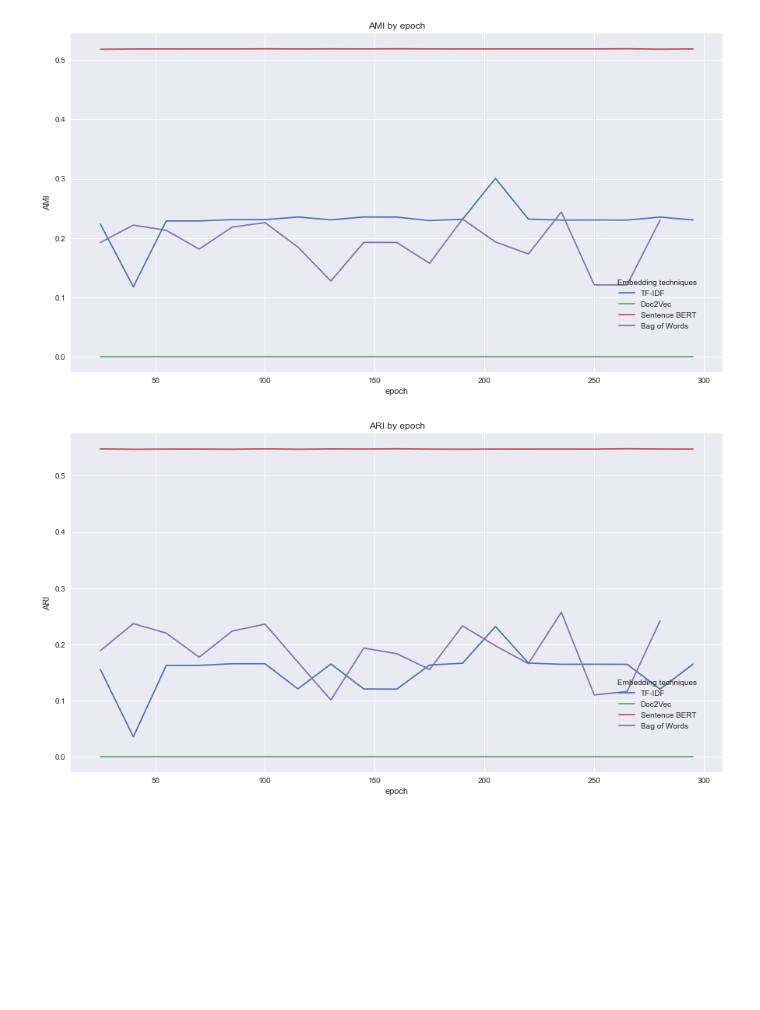
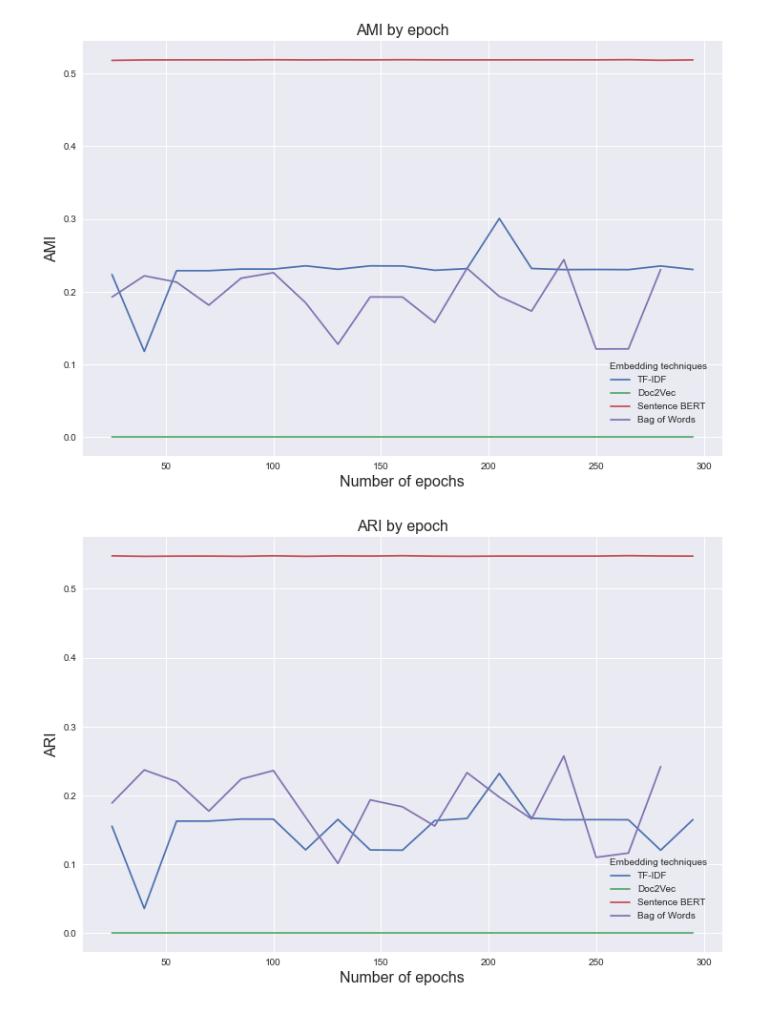
Before and after one commit to manmeetkaurbaxi/Analyzing-Clustering-Algorithms-for-Topic-Modelling, a Jupyter notebook: code/plots.ipynb, the cells around one changed output. Cells and saved outputs as stored; diff of their text form; code cells hidden in the pictures; blank space fills up the shorter version.

Commit message:
update plots

```diff
--- a/code/plots.ipynb
+++ b/code/plots.ipynb
@@ -17,19 +17,23 @@ bow_mean_perf['feature-ext'] = 'Bag of Words'
 # %%
 mean_perf = pd.concat([tfidf_mean_perf, doc2vec_mean_perf, sbert_mean_perf, bow_mean_perf], ignore_index=True)
 # %%
-plt.figure(figsize=(15,8))
+plt.figure(figsize=(12,8))
 fig = sns.lineplot(data=mean_perf, x='epoch', y='AMI', hue='feature-ext', ci=0.90)
-plt.legend(bbox_to_anchor=(0.9, 0.20), loc='center', title='Embedding techniques', borderaxespad=0)
-plt.title('AMI by epoch')
+plt.legend(bbox_to_anchor=(0.9, 0.15), loc='center', title='Embedding techniques', borderaxespad=0)
+plt.title('AMI by epoch', fontsize=16)
+plt.xlabel('Number of epochs', fontsize=16)
+plt.ylabel('AMI', fontsize=16)
 plt.savefig('../results/Finding optimal epochs/plots/AMI by epoch.pdf', dpi=300, bbox_inches='tight')
 # %% [output]
-[figure, old version]
+[figure, new version]
 # %%
-plt.figure(figsize=(15,8))
+plt.figure(figsize=(12,8))
 fig = sns.lineplot(data=mean_perf, x='epoch', y='ARI', hue='feature-ext', ci=0.90)
-plt.legend(bbox_to_anchor=(0.9, 0.20), loc='center', title='Embedding techniques', borderaxespad=0)
-plt.title('ARI by epoch')
+plt.legend(bbox_to_anchor=(0.9, 0.15), loc='center', title='Embedding techniques', borderaxespad=0)
+plt.title('ARI by epoch', fontsize=16)
+plt.xlabel('Number of epochs', fontsize=16)
+plt.ylabel('ARI', fontsize=16)
 plt.savefig('../results/Finding optimal epochs/plots/ARI by epoch.pdf', dpi=300, bbox_inches='tight')
 # %% [output]
-[figure, old version]
+[figure, new version]
 # %%
```
Also changed, not shown: parts of 1 cell of this notebook, 4 other files.
